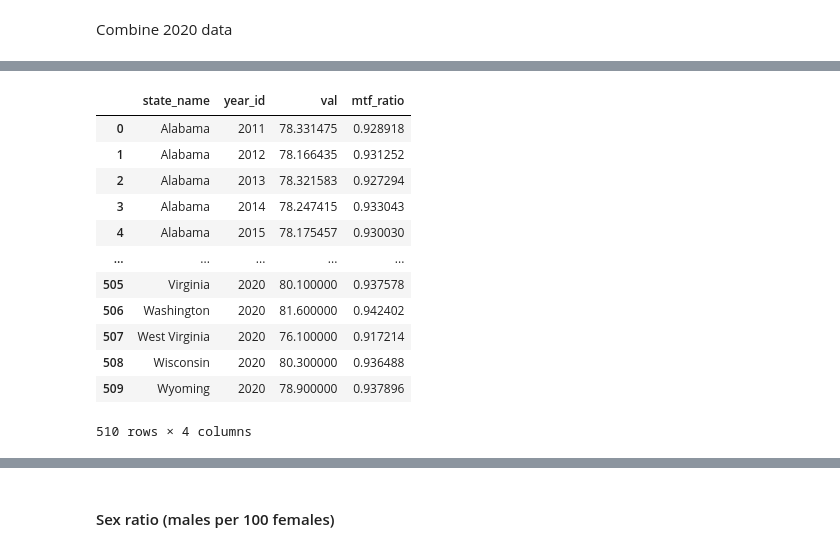
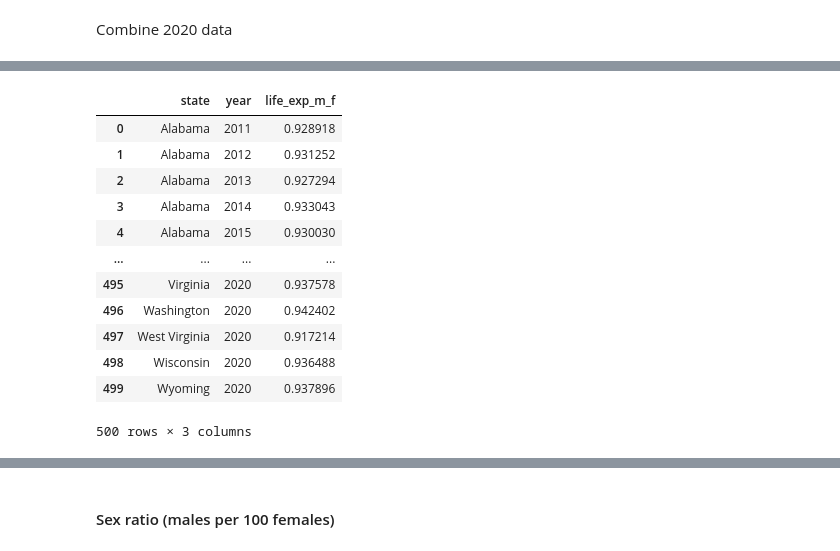
Before and after one commit to macs30122-winter23/final-project-233-not-found, a Jupyter notebook: health.ipynb, the cells around one changed output, grey strips where cells are left out. Cells and saved outputs as stored; diff of their text form; code cells hidden in the pictures.

```diff
--- a/health.ipynb
+++ b/health.ipynb
@@ -47,11 +47,13 @@ life_2019
 def gender_to_ratio(df):
     new_df = df[df['sex_name'] == "Female"][["state_name", "sex_name", "year_id", "val"]].reset_index()
     m_df = df[df['sex_name'] == "Male"][["state_name", "sex_name", "year_id", "val"]].reset_index()
-    new_df['mtf_ratio'] = m_df['val'].divide(new_df['val'])
-    new_df = new_df.drop(columns=['sex_name']).reset_index()
+    new_df['life_exp_m_f'] = m_df['val'].divide(new_df['val'])
+    new_df = new_df.drop(columns=['sex_name', 'val']).reset_index(drop=True)
+    new_df = new_df.rename({'state_name':'state', 'year_id':'year'}, axis=1)
     return new_df
 # %%
 life_df_2019 = gender_to_ratio(life_2019)
 life_df_2019 = life_df_2019.drop(columns='index')
+life_df_2019.drop(life_df_2019[(life_df_2019['state'] == 'District of Columbia')].index, inplace=True)
 life_df_2019
 # %% [output]
@@ -77,7 +79,8 @@ data from a pdf:
         export as a csv
 '''
 life_2020 = pd.read_csv(life_exp_2020)
-life_2020 = life_2020.drop(columns=life_2020.columns[-1]).reset_index()
+life_2020 = life_2020.drop(columns=life_2020.columns[-1]).reset_index(drop=True)
 life_2020['year_id'] = life_2020['year_id'].astype(int)
+life_2020['state_name'] = life_2020['state_name'].apply(lambda x: x.strip())
 life_2020.head()
 # %% [output]
@@ -90,6 +93,8 @@ life_2020.head()
 # %%
 life_df_2020 = gender_to_ratio(life_2020)
 life_df_2020.drop(columns='index', inplace=True)
+life_df_2020.drop(8, inplace=True)   # remove state == "District of Columbia"
 life_df_2020.drop(44, inplace=True)   # remove state == "United States"
-life_df_2020.reset_index(drop=True)
+life_df_2020 = life_df_2020.reset_index(drop=True)
+life_df_2020
 # %% [output]
@@ -113,18 +118,17 @@ life_df_2020.reset_index(drop=True)
 # %%
-life_exp = pd.concat([life_df_2019, life_df_2020]).reset_index()
-life_exp = life_exp.drop(columns=['index','level_0'])
+life_exp = pd.concat([life_df_2019, life_df_2020]).reset_index(drop=True)
 life_exp
 # %% [output]
-|  | state_name | year_id | val | mtf_ratio |
-| 0 | Alabama | 2011 | 78.331475 | 0.928918 |
-| 1 | Alabama | 2012 | 78.166435 | 0.931252 |
-| 2 | Alabama | 2013 | 78.321583 | 0.927294 |
-| 3 | Alabama | 2014 | 78.247415 | 0.933043 |
-| 4 | Alabama | 2015 | 78.175457 | 0.930030 |
-| ... | ... | ... | ... | ... |
-| 505 | Virginia | 2020 | 80.100000 | 0.937578 |
-| 506 | Washington | 2020 | 81.600000 | 0.942402 |
-| 507 | West Virginia | 2020 | 76.100000 | 0.917214 |
-| 508 | Wisconsin | 2020 | 80.300000 | 0.936488 |
-| 509 | Wyoming | 2020 | 78.900000 | 0.937896 |
+|  | state | year | life_exp_m_f |
+| 0 | Alabama | 2011 | 0.928918 |
+| 1 | Alabama | 2012 | 0.931252 |
+| 2 | Alabama | 2013 | 0.927294 |
+| 3 | Alabama | 2014 | 0.933043 |
+| 4 | Alabama | 2015 | 0.930030 |
+| ... | ... | ... | ... |
+| 495 | Virginia | 2020 | 0.937578 |
+| 496 | Washington | 2020 | 0.942402 |
+| 497 | West Virginia | 2020 | 0.917214 |
+| 498 | Wisconsin | 2020 | 0.936488 |
+| 499 | Wyoming | 2020 | 0.937896 |
-510 rows × 4 columns
+500 rows × 3 columns
```
Also changed, not shown: parts of 11 cells of this notebook, 1 other file.
